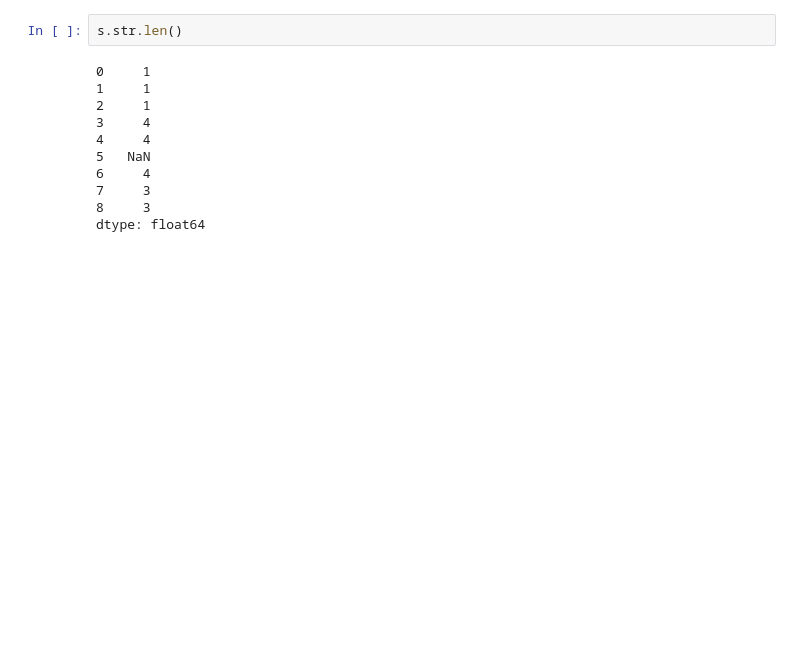
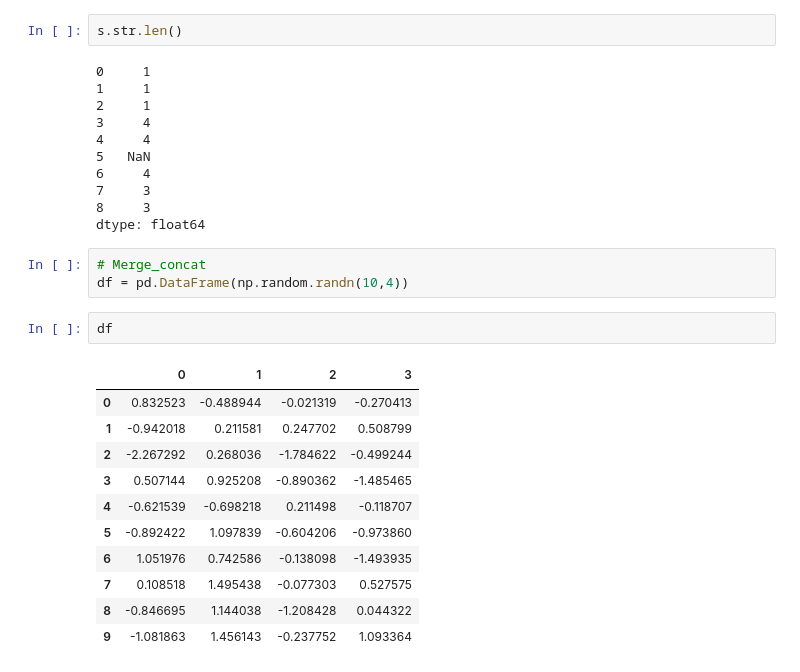
Before and after one commit to SByeol/data_science, a Jupyter notebook: HW1_pandas.ipynb, the cells around one changed output. Drawn from its saved outputs; the diff is of its cells as text; blank space fills up the shorter version.

Commit message:
10 Minutes to pandas_Merge

```diff
--- a/HW1_pandas.ipynb
+++ b/HW1_pandas.ipynb
@@ -746,3 +746,20 @@ s.str.len()
 7     3
 8     3
 dtype: float64
+# %%
+# Merge_concat
+df = pd.DataFrame(np.random.randn(10,4))
+# %%
+df
+# %% [output]
+|  | 0 | 1 | 2 | 3 |
+| 0 | 0.832523 | -0.488944 | -0.021319 | -0.270413 |
+| 1 | -0.942018 | 0.211581 | 0.247702 | 0.508799 |
+| 2 | -2.267292 | 0.268036 | -1.784622 | -0.499244 |
+| 3 | 0.507144 | 0.925208 | -0.890362 | -1.485465 |
+| 4 | -0.621539 | -0.698218 | 0.211498 | -0.118707 |
+| 5 | -0.892422 | 1.097839 | -0.604206 | -0.973860 |
+| 6 | 1.051976 | 0.742586 | -0.138098 | -1.493935 |
+| 7 | 0.108518 | 1.495438 | -0.077303 | 0.527575 |
+| 8 | -0.846695 | 1.144038 | -1.208428 | 0.044322 |
+| 9 | -1.081863 | 1.456143 | -0.237752 | 1.093364 |
```
Also changed, not shown: parts of 16 cells of this notebook.
